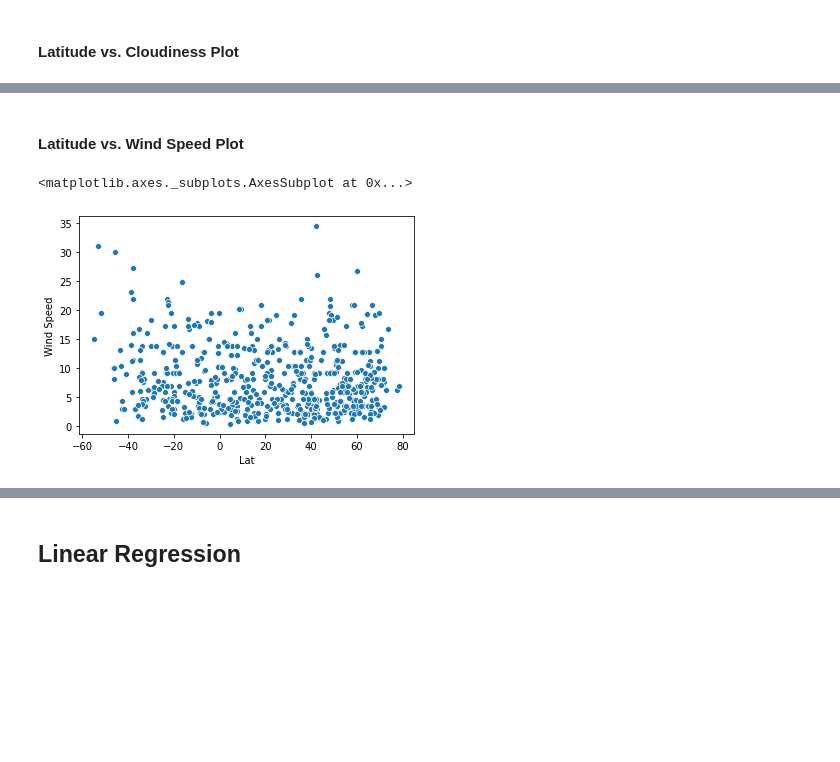
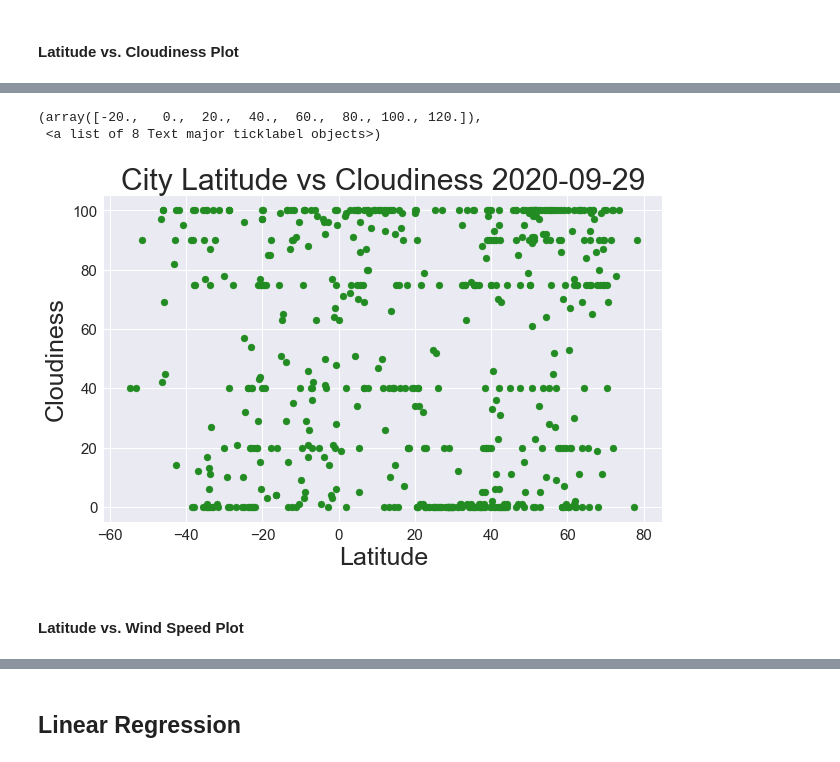
Before and after one commit to ppages01/python_api_weather, a Jupyter notebook: WeatherPy.ipynb, the cells around one changed output, grey strips where cells are left out. Saved outputs shown, nothing was run; the diff lists cells and outputs as text; code cells hidden in the pictures; blank space fills up the shorter version.

```diff
--- a/WeatherPy.ipynb
+++ b/WeatherPy.ipynb
@@ -232,7 +233,17 @@ sns.scatterplot(x = 'Lat', y = 'Cloudiness', data = df)
+# %%
+plt.style.use('seaborn')
+fig = plt.figure(figsize= (10,6))
+plt.scatter(x = 'Lat', y = 'Cloudiness', data = df, color = 'forestgreen')
+plt.title(f'City Latitude vs Cloudiness {dt}', size = 30)
+plt.xlabel('Latitude', size =25)
+plt.xticks(size = 15)
+plt.ylabel('Cloudiness', size = 25)
+plt.yticks(size = 15)
+
+#sns.scatterplot(x = 'Latitude', y = 'Cloudiness', data = df)
+# %% [output]
+(array([-20.,   0.,  20.,  40.,  60.,  80., 100., 120.]),
+ <a list of 8 Text major ticklabel objects>)
+[figure, added]
 # %% [markdown]
 #### Latitude vs. Wind Speed Plot
-# %%
-sns.scatterplot(x = 'Lat', y = 'Wind Speed', data = df)
-# %% [output]
-<matplotlib.axes._subplots.AxesSubplot at 0x...>
-[figure, removed]
```
Also changed, not shown: parts of 7 cells of this notebook.
